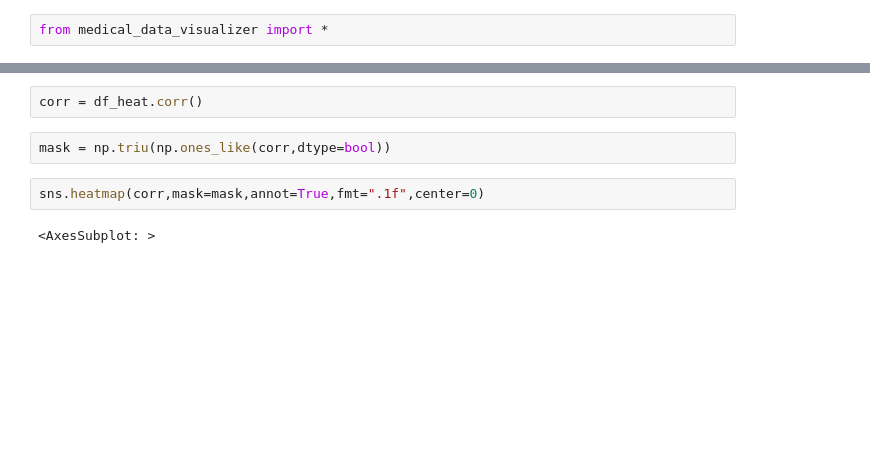
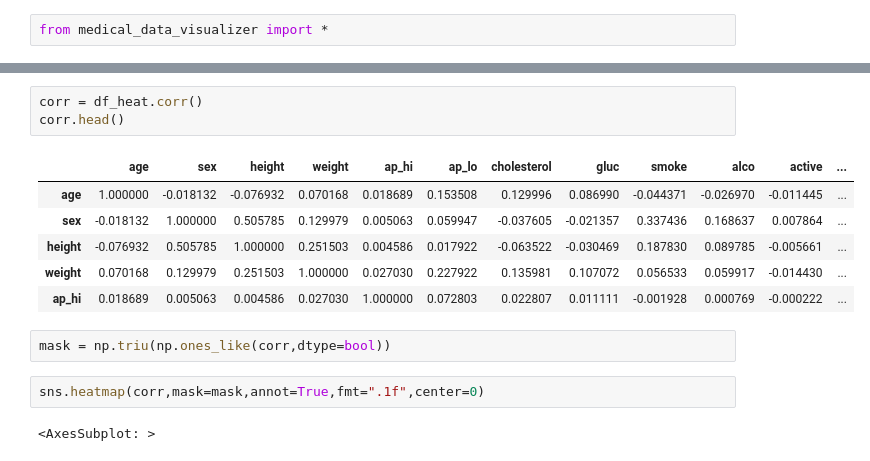
Before and after one commit to mrsimonsen/fCC-Scientific-Computing, a Jupyter notebook: Data Analysis with Python/medical-data-visualizer/medical.ipynb, the cells around one changed output, grey strips where cells are left out. Cells and saved outputs as stored; diff of their text form; blank space fills up the shorter version.

```diff
--- a/Data Analysis with Python/medical-data-visualizer/medical.ipynb
+++ b/Data Analysis with Python/medical-data-visualizer/medical.ipynb
@@ -9,5 +18,13 @@ df_heat = df[(df['ap_lo']<=df['ap_hi'])&		#low pressure greater than hi
 # %%
 corr = df_heat.corr()
+corr.head()
+# %% [output]
+|  | age | sex | height | weight | ap_hi | ap_lo | cholesterol | gluc | smoke | alco | active | ... |
+| age | 1.000000 | -0.018132 | -0.076932 | 0.070168 | 0.018689 | 0.153508 | 0.129996 | 0.086990 | -0.044371 | -0.026970 | -0.011445 | ... |
+| sex | -0.018132 | 1.000000 | 0.505785 | 0.129979 | 0.005063 | 0.059947 | -0.037605 | -0.021357 | 0.337436 | 0.168637 | 0.007864 | ... |
+| height | -0.076932 | 0.505785 | 1.000000 | 0.251503 | 0.004586 | 0.017922 | -0.063522 | -0.030469 | 0.187830 | 0.089785 | -0.005661 | ... |
+| weight | 0.070168 | 0.129979 | 0.251503 | 1.000000 | 0.027030 | 0.227922 | 0.135981 | 0.107072 | 0.056533 | 0.059917 | -0.014430 | ... |
+| ap_hi | 0.018689 | 0.005063 | 0.004586 | 0.027030 | 1.000000 | 0.072803 | 0.022807 | 0.011111 | -0.001928 | 0.000769 | -0.000222 | ... |
 # %%
 mask = np.triu(np.ones_like(corr,dtype=bool))
 # %%
```
Also changed, not shown: parts of 1 cell of this notebook, 2 other files.
